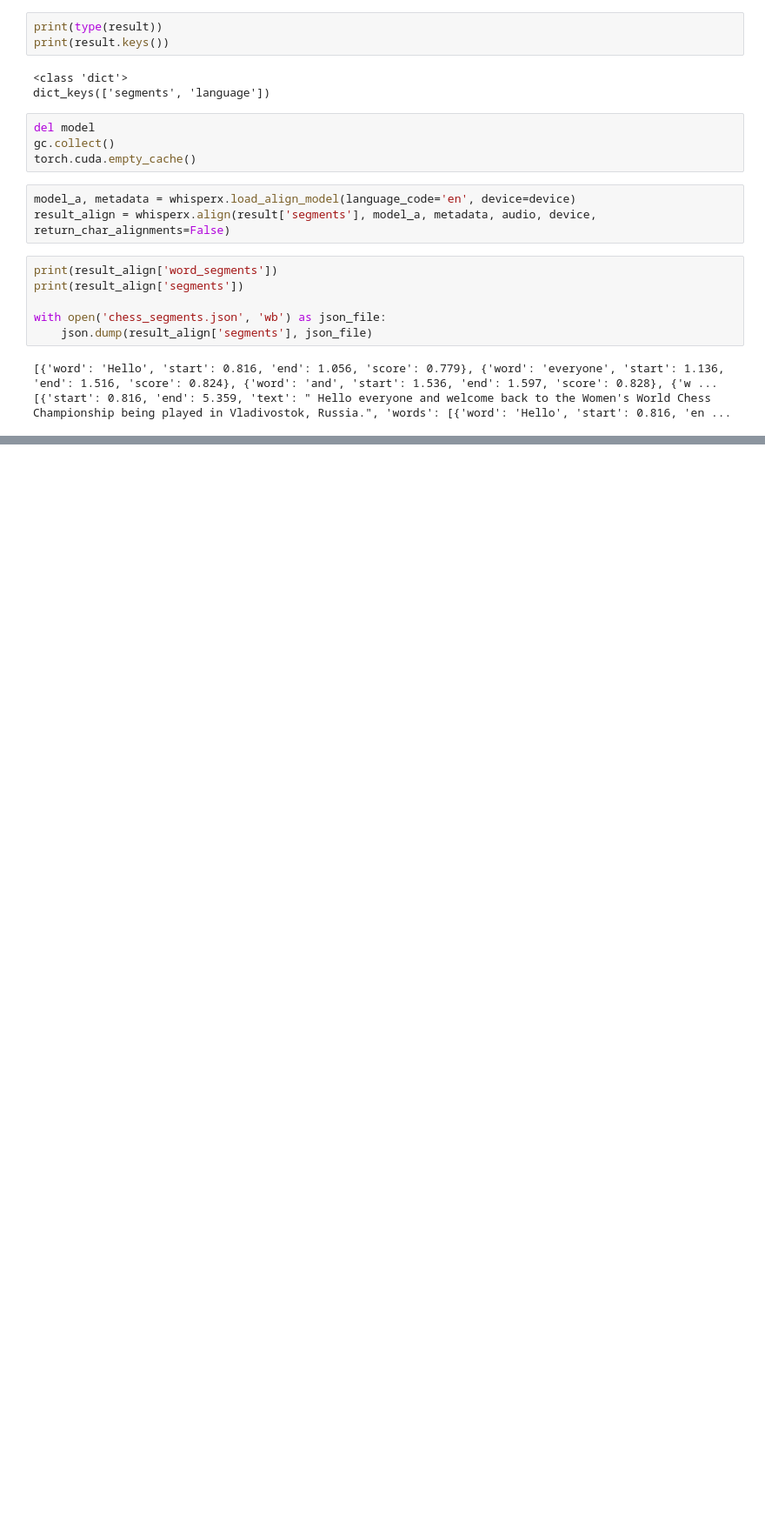
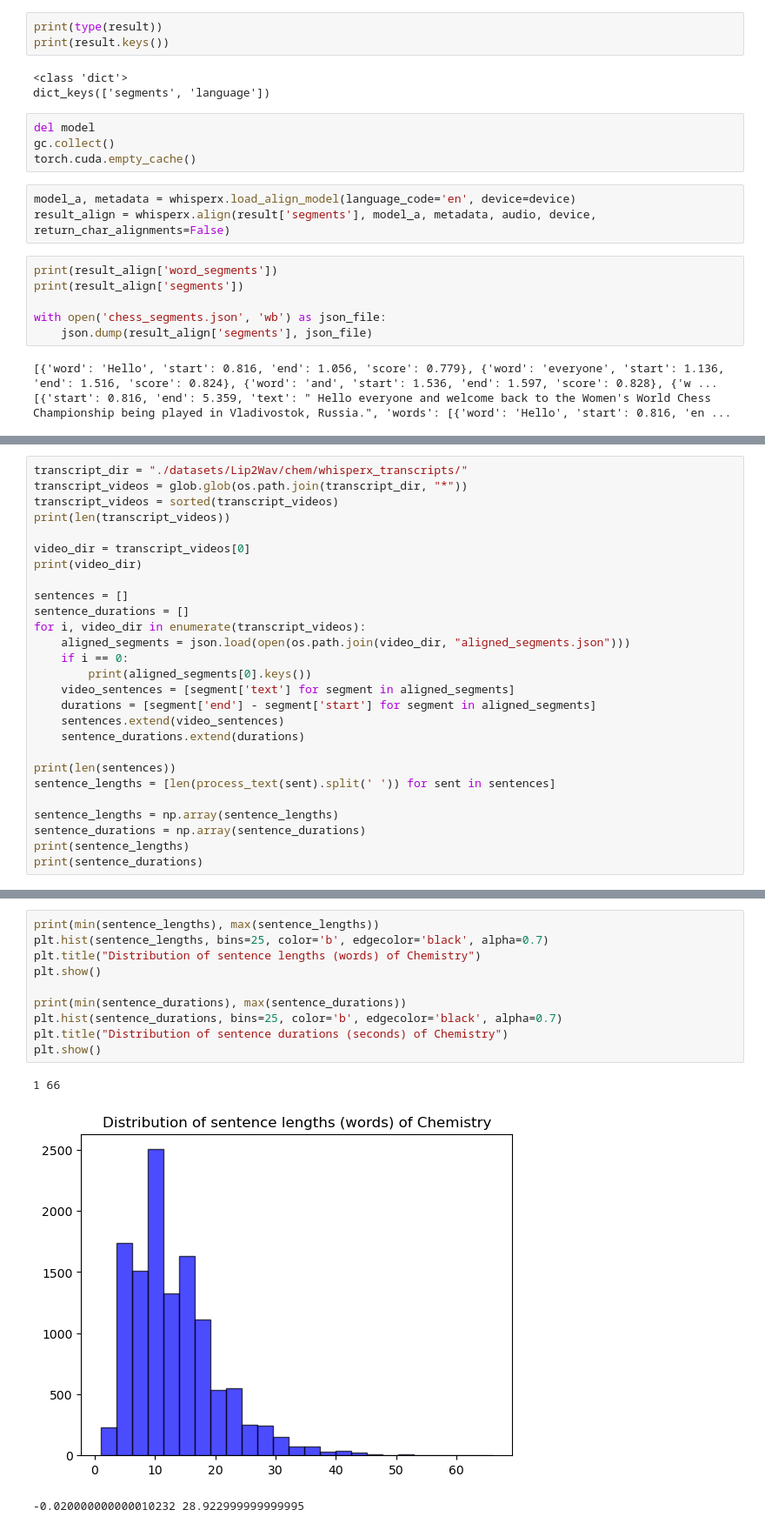
Before and after one commit to vanshg1729/auto_avsr, a Jupyter notebook: preprocess.ipynb, the cells around one changed output, grey strips where cells are left out. Shown at 87% size. Saved outputs shown, nothing was run; the diff lists cells and outputs as text; blank space fills up the shorter version.

```diff
--- a/preprocess.ipynb
+++ b/preprocess.ipynb
@@ -479,0 +538,27 @@ with open('chess_segments.json', 'wb') as json_file:
+# %%
+transcript_dir = "./datasets/Lip2Wav/chem/whisperx_transcripts/"
+transcript_videos = glob.glob(os.path.join(transcript_dir, "*"))
+transcript_videos = sorted(transcript_videos)
+print(len(transcript_videos))
+
+video_dir = transcript_videos[0]
+print(video_dir)
+
+sentences = []
+sentence_durations = []
+for i, video_dir in enumerate(transcript_videos):
+    aligned_segments = json.load(open(os.path.join(video_dir, "aligned_segments.json")))
+    if i == 0:
+        print(aligned_segments[0].keys())
+    video_sentences = [segment['text'] for segment in aligned_segments]
+    durations = [segment['end'] - segment['start'] for segment in aligned_segments]
+    sentences.extend(video_sentences)
+    sentence_durations.extend(durations)
+
+print(len(sentences))
+sentence_lengths = [len(process_text(sent).split(' ')) for sent in sentences]
+
+sentence_lengths = np.array(sentence_lengths)
+sentence_durations = np.array(sentence_durations)
+print(sentence_lengths)
+print(sentence_durations)
@@ -479,0 +583,14 @@ with open('chess_segments.json', 'wb') as json_file:
+# %%
+print(min(sentence_lengths), max(sentence_lengths))
+plt.hist(sentence_lengths, bins=25, color='b', edgecolor='black', alpha=0.7)
+plt.title("Distribution of sentence lengths (words) of Chemistry")
+plt.show()
+
+print(min(sentence_durations), max(sentence_durations))
+plt.hist(sentence_durations, bins=25, color='b', edgecolor='black', alpha=0.7)
+plt.title("Distribution of sentence durations (seconds) of Chemistry")
+plt.show()
+# %% [output]
+1 66
+[figure, added]
+-0.020000000000010232 28.922999999999995
```
Also changed, not shown: parts of 20 cells of this notebook, 3 other files.
